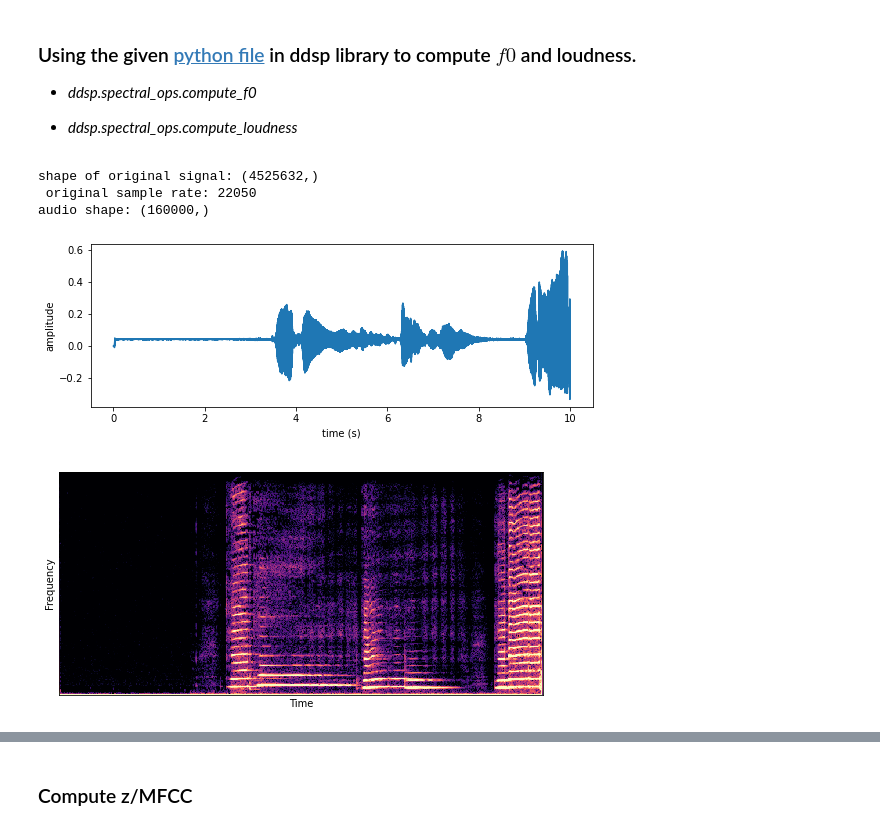
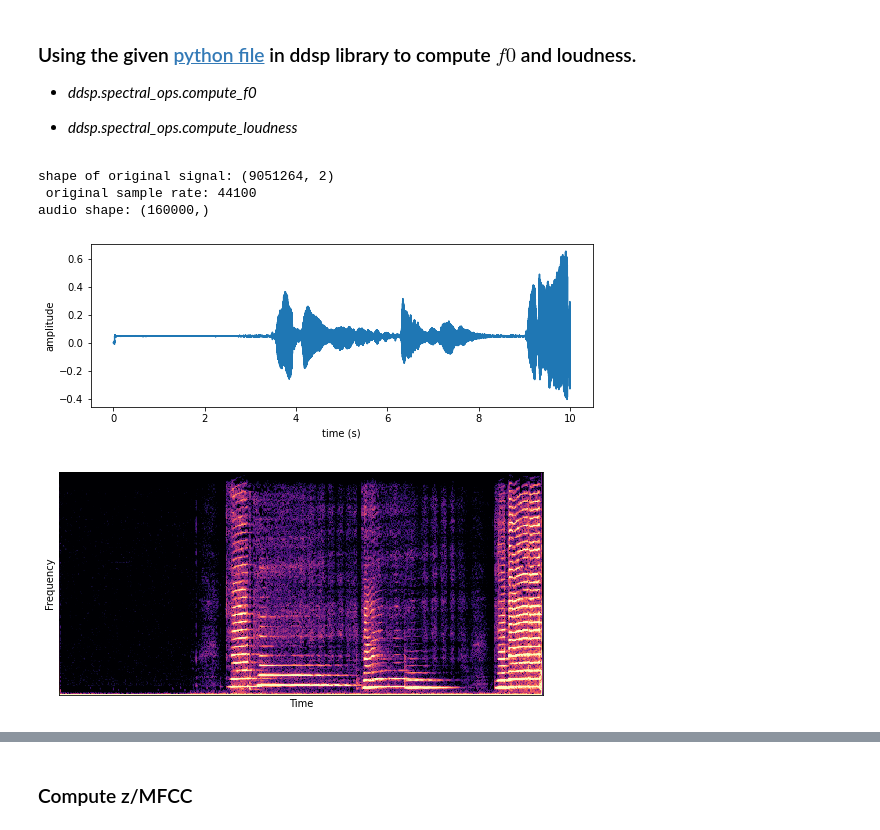
Before and after one commit to XinjianOUYANG/Pole_Projet_DDSP, a Jupyter notebook: showing_models_local.ipynb, the cells around one changed output, grey strips where cells are left out. Drawn from its saved outputs; the diff is of its cells as text; code cells hidden in the pictures.

```diff
--- a/showing_models_local.ipynb
+++ b/showing_models_local.ipynb
@@ -39,35 +39,35 @@ WARNING:root:Argument whitelist is deprecated. Please use allowlist.
 
 * *ddsp.spectral_ops.compute_loudness*
 # %%
-sig, sr = librosa.load('./Pretraine_ models_for_T2/DDSP_saxophone_without_z/SAX.wav') #data,samplerate
-print('shape of original signal:',np.shape(sig),'\n','original sample rate:',sr)
-
+x_all, sr = sf.read('./Pretraine_ models_for_T2/DDSP_saxophone_without_z/SAX.wav') #data,samplerate
+print('shape of original signal:',np.shape(x_all),'\n','original sample rate:',sr)
+sig = x_all[:,0]
 # resample (down sampling to 16kHz) and take the first 10 seconds
 sig_re = librosa.resample(sig,sr,sample_rate)
 # print(sig_re)
 audio = sig_re[:10*sample_rate]
-#print(audio[:16000])
+print('audio shape:',np.shape(audio))
 #audio = audio[np.newaxis,:]
 
+# play audio
+#utils.play(audio)
+ipd.Audio(audio, rate = sample_rate)
+
+# plot wave form
 T_all = audio.shape[0]
 time = np.arange(T_all)/sample_rate
-
 plt.figure(figsize=(9,3))
 plt.plot(time, audio)
 plt.xlabel('time (s)')
 plt.ylabel('amplitude')
-
-ipd.Audio(audio, rate = sample_rate)
-print('audio shape:',np.shape(audio))
-
-# Calculating Spectrogram
+# Calculate Spectrogram and plot
 utils.specplot(audio)
 # %% [output]
-shape of original signal: (4525632,)
- original sample rate: 22050
+shape of original signal: (9051264, 2)
+ original sample rate: 44100
 audio shape: (160000,)
-[figure, old version]
+[figure, new version]
-[figure, old version]
+[figure, new version]
 # %%
 #extracting f0 with CREPE
 ddsp.spectral_ops.reset_crepe()
```
Also changed, not shown: parts of 7 cells of this notebook, 1 other file.
